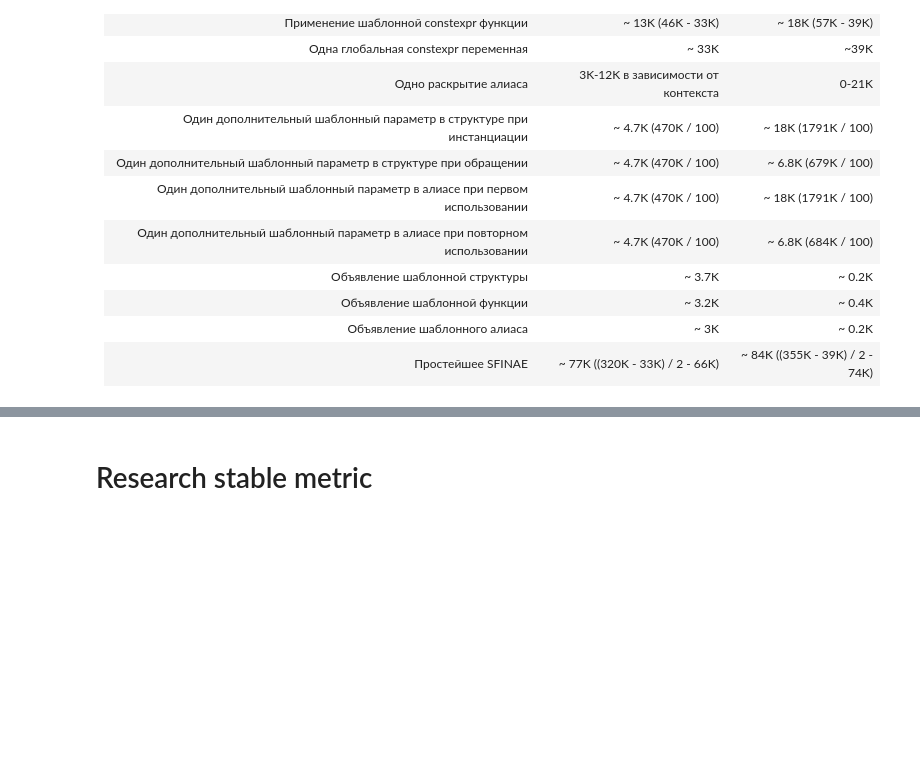
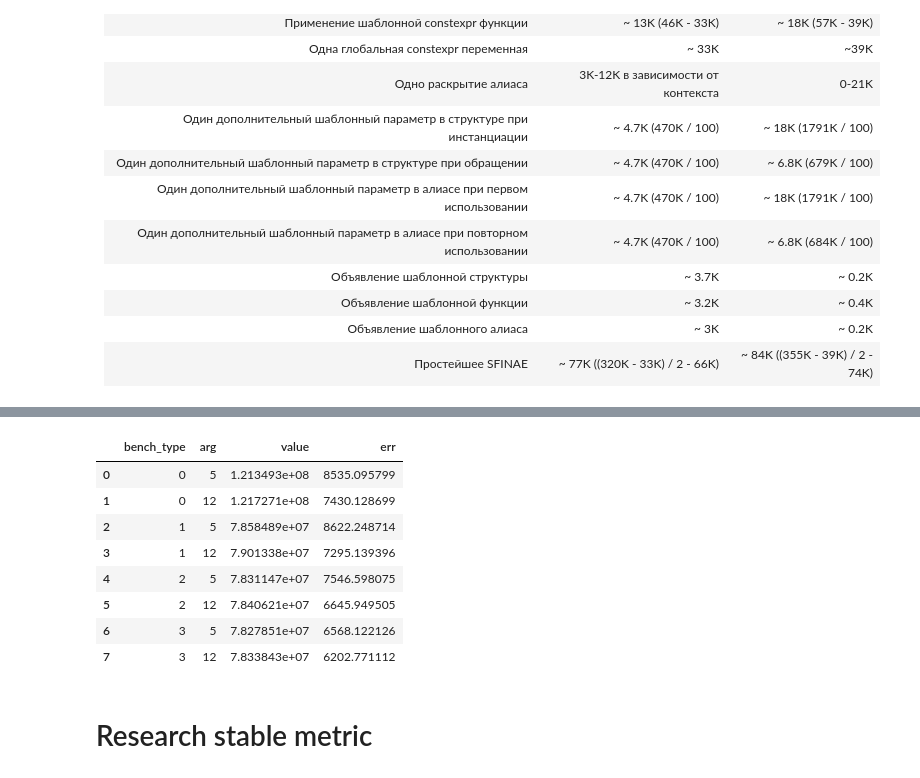
Before and after one commit to yuri-pechatnov/cpp_functools, a Jupyter notebook: research/gen_samples.ipynb, the cells around one changed output, grey strips where cells are left out. Saved outputs shown, nothing was run; the diff lists cells and outputs as text; code cells hidden in the pictures; blank space fills up the shorter version.

```diff
--- a/research/gen_samples.ipynb
+++ b/research/gen_samples.ipynb
@@ -626,3 +722,15 @@ array([     0.        , 286112.63508772,      0.        ])
+# %%
+df
+# %% [output]
+|  | bench_type | arg | value | err |
+| 0 | 0 | 5 | 1.213493e+08 | 8535.095799 |
+| 1 | 0 | 12 | 1.217271e+08 | 7430.128699 |
+| 2 | 1 | 5 | 7.858489e+07 | 8622.248714 |
+| 3 | 1 | 12 | 7.901338e+07 | 7295.139396 |
+| 4 | 2 | 5 | 7.831147e+07 | 7546.598075 |
+| 5 | 2 | 12 | 7.840621e+07 | 6645.949505 |
+| 6 | 3 | 5 | 7.827851e+07 | 6568.122126 |
+| 7 | 3 | 12 | 7.833843e+07 | 6202.771112 |
 # %% [markdown]
 # Research stable metric
 # %%
```
Also changed, not shown: parts of 5 cells of this notebook, 1 other file.
